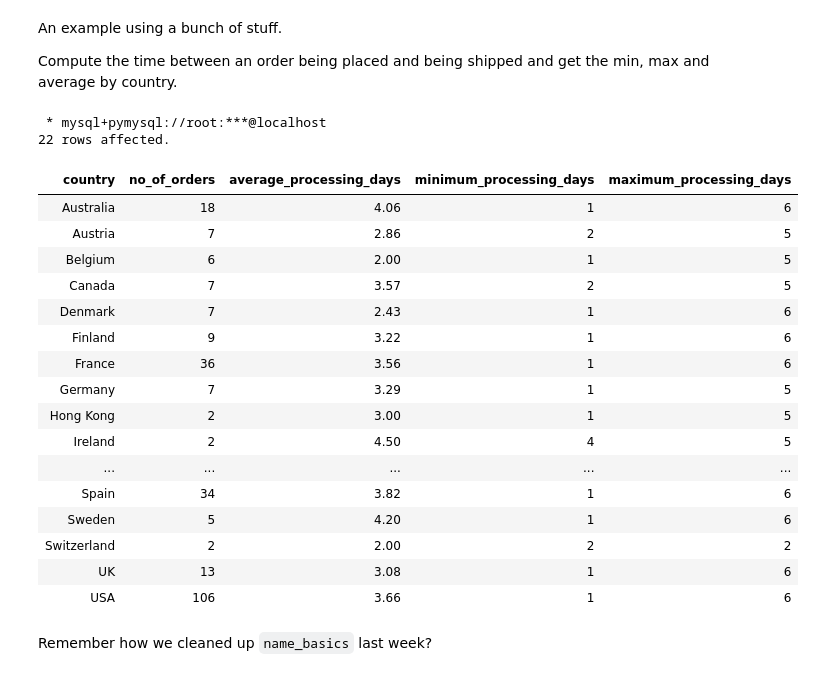
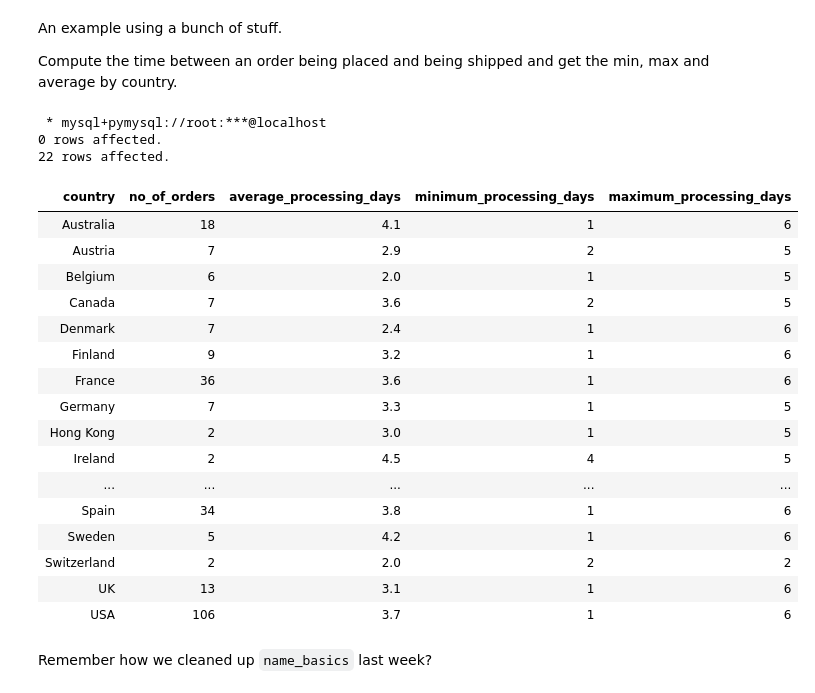
Before and after one commit to donald-f-ferguson/W4111-Intro-to-Databases-Spring-2024, a Jupyter notebook: Lectures/s-2024-Lecture-5/S24_W4111_Lecture_5_Examples.ipynb, the cells around one changed output. Drawn from its saved outputs; the diff is of its cells as text; code cells hidden in the pictures.

````diff
--- a/Lectures/s-2024-Lecture-5/S24_W4111_Lecture_5_Examples.ipynb
+++ b/Lectures/s-2024-Lecture-5/S24_W4111_Lecture_5_Examples.ipynb
@@ -230,44 +263,45 @@ An example using a bunch of stuff.
 Compute the time between an order being placed and being shipped and get the min, max and average by country.
 # %%
 %%sql
-
+use classicmodels;
 with one as (select orderNumber,
                     customerNumber,
                     (select country
                      from customers
                      where customers.customerNumber =
                            orders.customerNumber)    as country,
                     datediff(shippedDate, orderDate) as order_processing_days
              from orders
              where shippedDate is not NULL)
 select country,
        count(*)                             as no_of_orders,
-       round(avg(order_processing_days), 2) as average_processing_days,
+      round(avg(order_processing_days),1) as average_processing_days,
        min(order_processing_days)           as minimum_processing_days,
        max(order_processing_days)           as maximum_processing_days
 from one
 group by country
 order by country;
 # %% [output]
  * mysql+pymysql://root:***@localhost
+0 rows affected.
 22 rows affected.
 | country | no_of_orders | average_processing_days | minimum_processing_days | maximum_processing_days |
-| Australia | 18 | 4.06 | 1 | 6 |
-| Austria | 7 | 2.86 | 2 | 5 |
-| Belgium | 6 | 2.00 | 1 | 5 |
-| Canada | 7 | 3.57 | 2 | 5 |
-| Denmark | 7 | 2.43 | 1 | 6 |
-| Finland | 9 | 3.22 | 1 | 6 |
-| France | 36 | 3.56 | 1 | 6 |
-| Germany | 7 | 3.29 | 1 | 5 |
-| Hong Kong | 2 | 3.00 | 1 | 5 |
-| Ireland | 2 | 4.50 | 4 | 5 |
+| Australia | 18 | 4.1 | 1 | 6 |
+| Austria | 7 | 2.9 | 2 | 5 |
+| Belgium | 6 | 2.0 | 1 | 5 |
+| Canada | 7 | 3.6 | 2 | 5 |
+| Denmark | 7 | 2.4 | 1 | 6 |
+| Finland | 9 | 3.2 | 1 | 6 |
+| France | 36 | 3.6 | 1 | 6 |
+| Germany | 7 | 3.3 | 1 | 5 |
+| Hong Kong | 2 | 3.0 | 1 | 5 |
+| Ireland | 2 | 4.5 | 4 | 5 |
 | ... | ... | ... | ... | ... |
-| Spain | 34 | 3.82 | 1 | 6 |
-| Sweden | 5 | 4.20 | 1 | 6 |
-| Switzerland | 2 | 2.00 | 2 | 2 |
-| UK | 13 | 3.08 | 1 | 6 |
-| USA | 106 | 3.66 | 1 | 6 |
+| Spain | 34 | 3.8 | 1 | 6 |
+| Sweden | 5 | 4.2 | 1 | 6 |
+| Switzerland | 2 | 2.0 | 2 | 2 |
+| UK | 13 | 3.1 | 1 | 6 |
+| USA | 106 | 3.7 | 1 | 6 |
 # %% [markdown]
 Remember how we cleaned up ```name_basics``` last week?
 # %%
````
Also changed, not shown: parts of 7 cells of this notebook, 1 other file.
